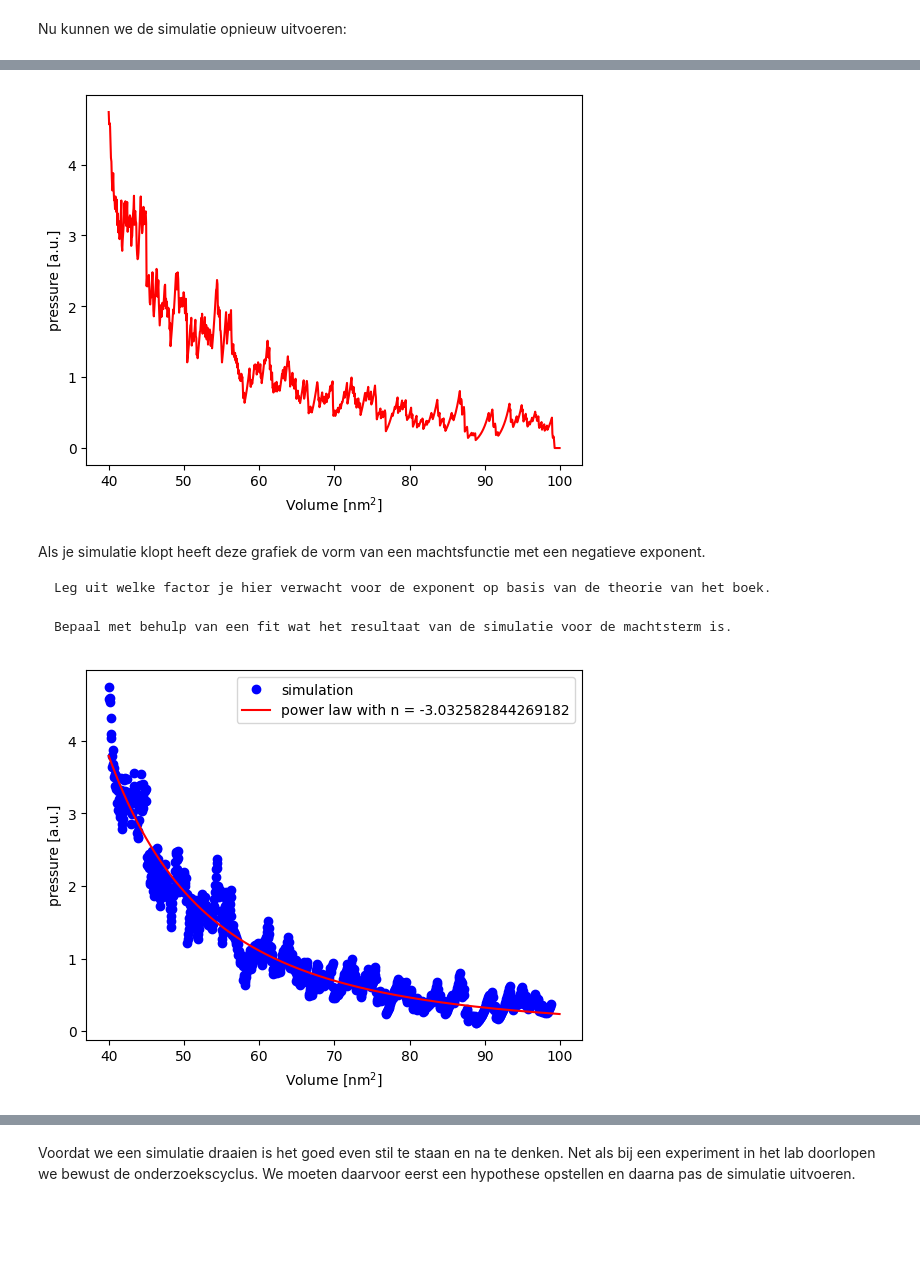
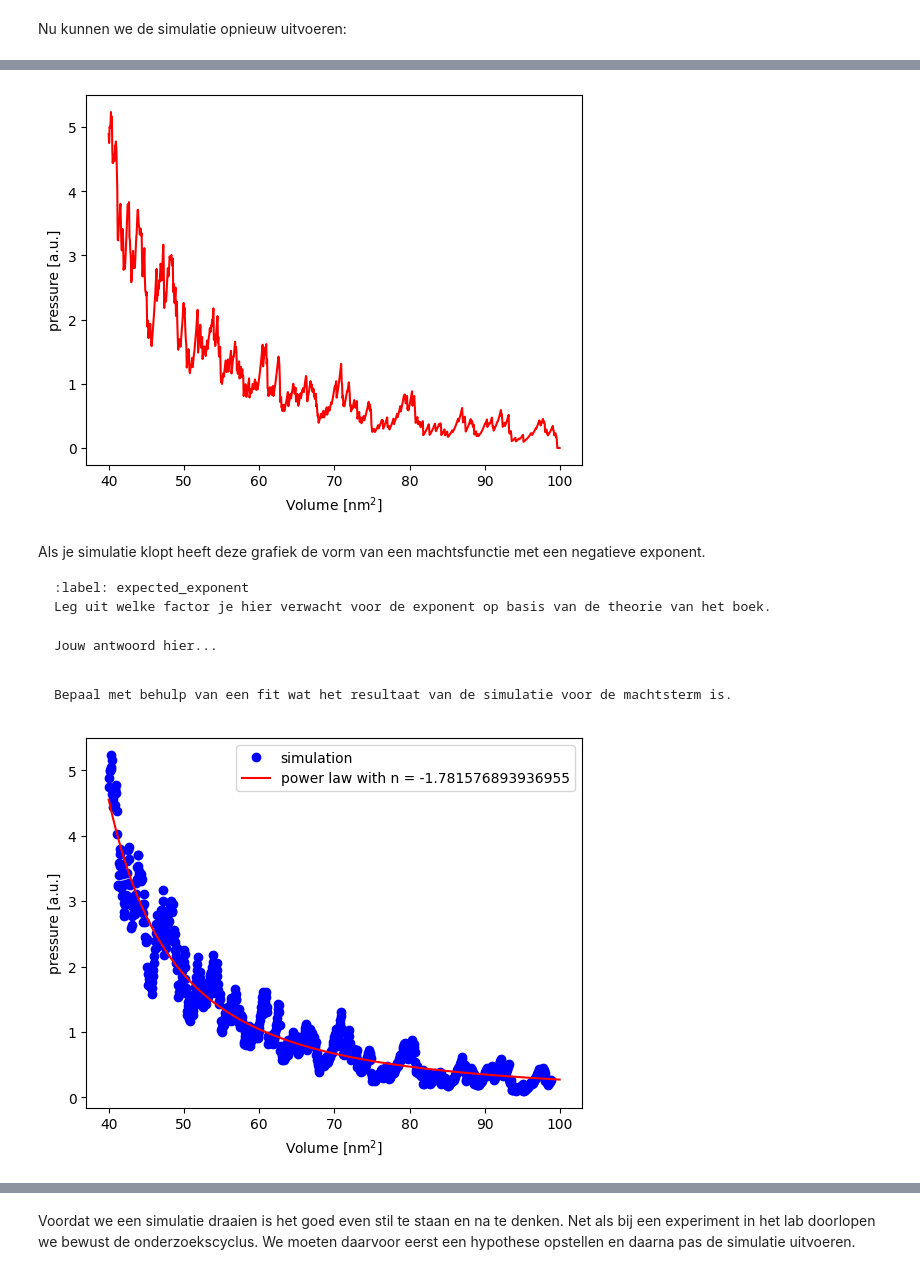
Before and after one commit to Contemporary-Physicslab/PySim, a Jupyter notebook: book/Q2/arbeid.ipynb, the cells around one changed output, grey strips where cells are left out. Saved outputs shown, nothing was run; the diff lists cells and outputs as text; code cells hidden in the pictures; blank space fills up the shorter version.

Commit message:
voorzien van antwoordvelden

````diff
--- a/book/Q2/arbeid.ipynb
+++ b/book/Q2/arbeid.ipynb
@@ -130,11 +143,7 @@ def create_particles(particles):
 
 def temperature(particles) -> float:
     # De oplossing van je vorige werkblad
-    temp = 0.0
-    for p in particles:
-        temp += p.kin_energy
-    temp = temp / len(particles)
-    return temp
+    return 0.0
 
 def handle_collisions(particles):
     """ alle onderlinge botsingen afhandelen voor deeltjes in lijst """
@@ -159,6 +168,15 @@ def take_time_step(particles):
         p.update_position()
     handle_collisions(particles)
     handle_walls(particles)
+# %%
+# voorbeelduitwerking
+
+def temperature(particles) -> float:
+    temp = 0.0
+    for p in particles:
+        temp += p.kin_energy
+    temp = temp / len(particles)
+    return temp
 # %% [markdown]
 ## Implementeren (symmetrische) zuiger
 # %% [markdown]
@@ -321,17 +330,22 @@ plt.plot(volumes, pressures, '-r')
 
 plt.show()
 # %% [output]
-[figure, old version]
+[figure, new version]
 # %% [markdown]
 Als je simulatie klopt heeft deze grafiek de vorm van een machtsfunctie met een negatieve exponent.
 
 ```{exercise}
+:label: expected_exponent
 Leg uit welke factor je hier verwacht voor de exponent op basis van de theorie van het boek.
 ```
 
-```{exercise}
-Bepaal met behulp van een fit wat het resultaat van de simulatie voor de machtsterm is.
+```{solution} expected_exponent
+Jouw antwoord hier...
 ```
+# %% [markdown]
+```{exercise}
+Bepaal met behulp van een fit wat het resultaat van de simulatie voor de machtsterm is.
+```
 # %%
 def power_law(vol, a, n):
     """ de fitfunctie voor het P,V-diagram """
@@ -341,25 +355,25 @@ def power_law(vol, a, n):
 # %%
 # VOORBEELDUITWERKING
 
-def power_law(vol, a, n):
-    return a * vol**n
+def power_law(vol, a, b, n):
+    return a * (vol - b)**n
 
 # we fitten de eerste 20 punten niet mee in verband met de integrator vd druk
-popt, pocv = curve_fit(power_law, volumes[20:], pressures[20:])
+popt, pocv = curve_fit(power_law, volumes[20:], pressures[20:], p0=[3000 ,20, -2])
 
 x_fit = volumes
 y_fit = power_law(x_fit, *popt)
 
 plt.figure()
 plt.xlabel('Volume [nm$^2$]')
 plt.ylabel('pressure [a.u.]')
 
 plt.plot(volumes[20:], pressures[20:], 'bo', label='simulation')
-plt.plot(x_fit, y_fit, 'r-', label='power law with n = ' + str(popt[1]))
+plt.plot(x_fit, y_fit, 'r-', label='power law with n = ' + str(popt[2]))
 
 plt.legend()
 
 plt.show()
 # %% [output]
-[figure, old version]
+[figure, new version]
 # %% [markdown]
````
Also changed, not shown: parts of 21 cells of this notebook.
